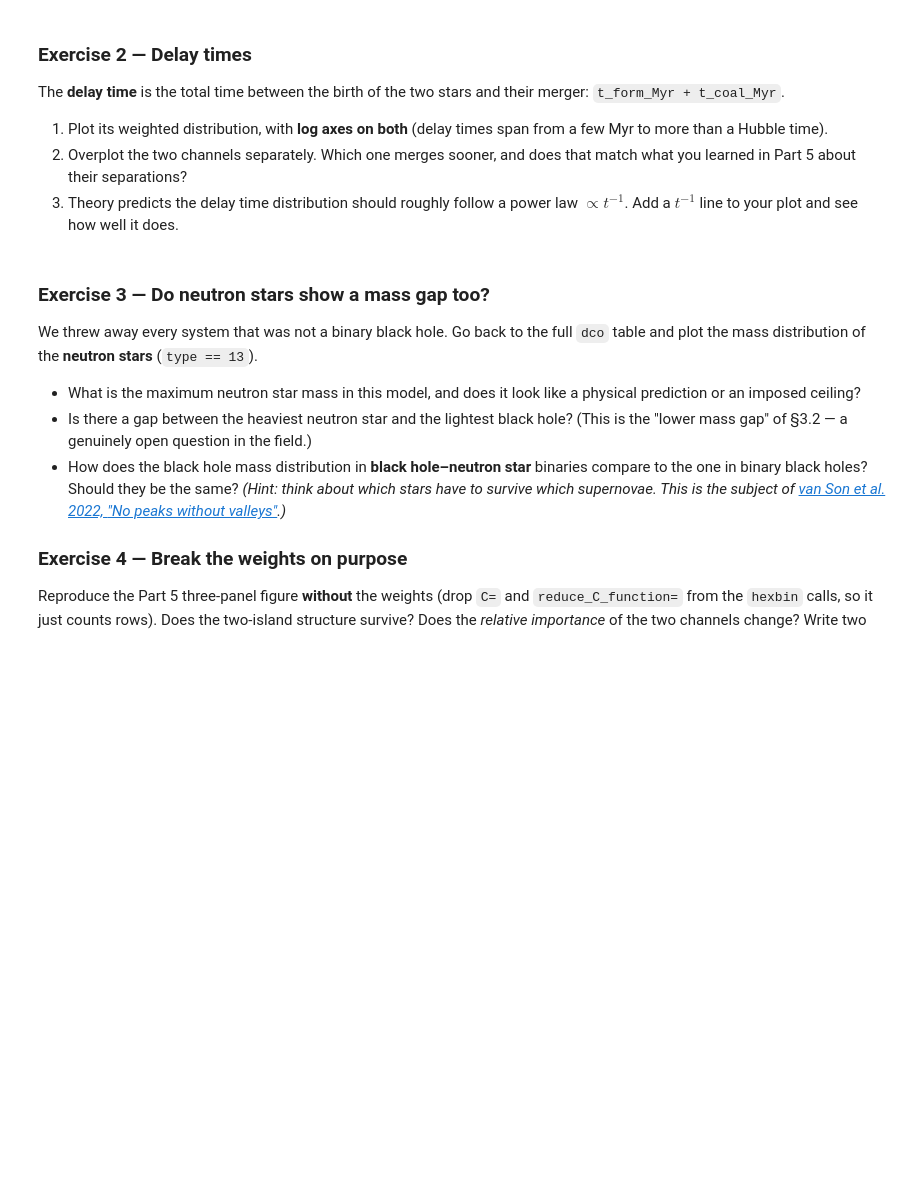
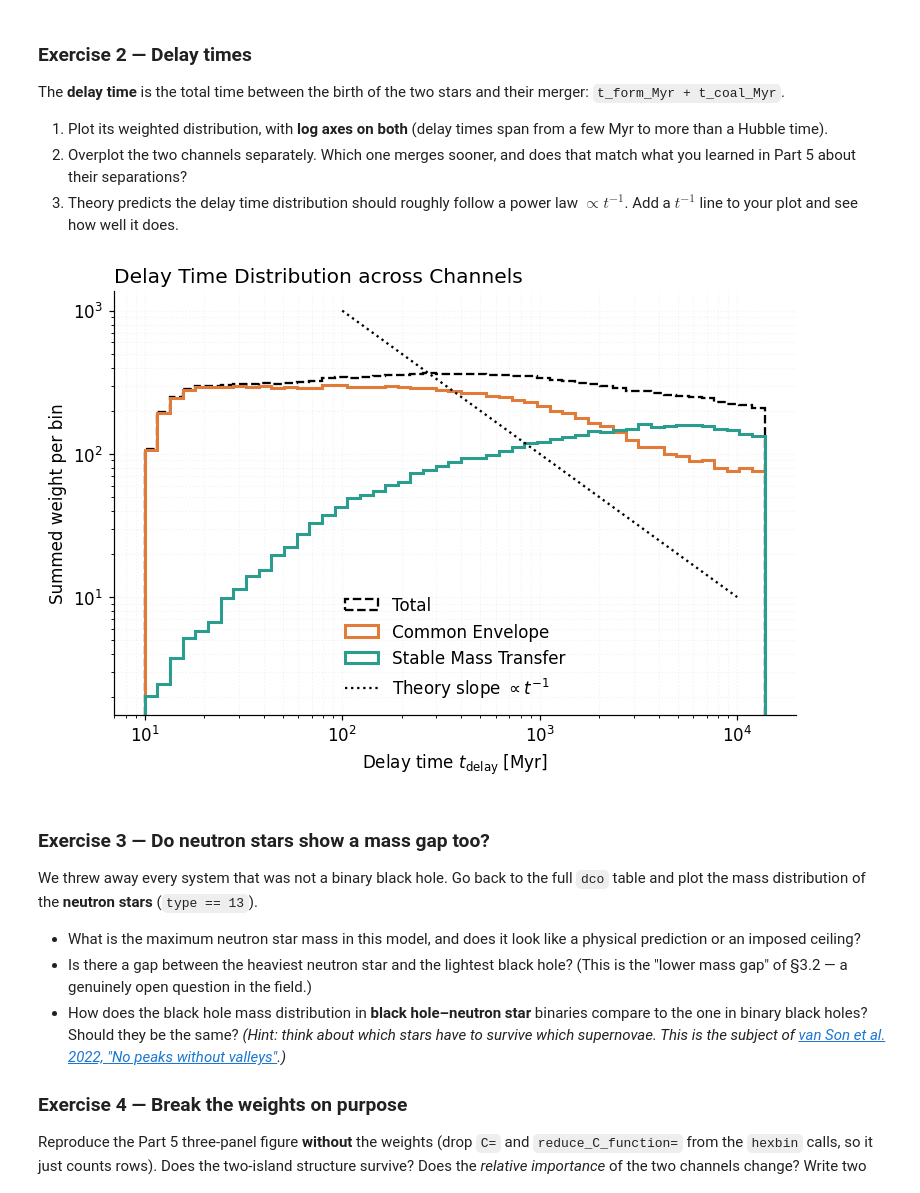
Before and after one commit to GalacticHalo13/GROWL-catalog-public, a Jupyter notebook: onboarding_growl/tutorial_2_analysing_a_population_of_gravitational_wave_sources.ipynb, the cells around one changed output. Cells and saved outputs as stored; diff of their text form; code cells hidden in the pictures; blank space fills up the shorter version.

```diff
--- a/onboarding_growl/tutorial_2_analysing_a_population_of_gravitational_wave_sources.ipynb
+++ b/onboarding_growl/tutorial_2_analysing_a_population_of_gravitational_wave_sources.ipynb
@@ -1253,10 +1253,37 @@ The **delay time** is the total time between the birth of the two stars and thei
 3. Theory predicts the delay time distribution should roughly follow a power law $\propto t^{-1}$.
    Add a $t^{-1}$ line to your plot and see how well it does.
 # %%
-# --- Exercise 2 ------------------------------------------------------------------
-bbh["t_delay_Myr"] = bbh.t_form_Myr + bbh.t_coal_Myr
+import numpy as np
+import matplotlib.pyplot as plt
 
-# YOUR CODE HERE
+bbh['t_delay'] = bbh.t_form_Myr + bbh.t_coal_Myr
+
+tbins = np.logspace(1, np.log10(13800), 50)
+
+fig, ax = plt.subplots(figsize=(8, 5))
+
+ax.hist(bbh.t_delay, bins=tbins, weights=bbh.w, histtype="step",
+        lw=1.5, color="black", ls="--", label="Total")
+ax.hist(bbh.t_delay[ce_mask], bins=tbins, weights=bbh.w[ce_mask], histtype="step",
+        lw=2, color=C_CE, label="Common Envelope")
+ax.hist(bbh.t_delay[smt_mask], bins=tbins, weights=bbh.w[smt_mask], histtype="step",
+        lw=2, color=C_SMT, label="Stable Mass Transfer")
+
+t_ref = np.linspace(100, 10000, 100)
+y_ref = 1e5 * (t_ref ** -1)
+ax.plot(t_ref, y_ref, 'k:', label=r"Theory slope $\propto t^{-1}$")
+
+ax.set_xscale("log")
+ax.set_yscale("log")
+ax.set_xlabel("Delay time $t_{\mathrm{delay}}$ [Myr]")
+ax.set_ylabel("Summed weight per bin")
+ax.set_title("Delay Time Distribution across Channels", loc="left")
+ax.grid(True, which="both", alpha=0.15)
+ax.legend()
+
+plt.show()
+# %% [output]
+[figure, added]
 # %% [markdown]
 ### Exercise 3 — Do neutron stars show a mass gap too?
 
```
Also changed, not shown: parts of 8 cells of this notebook.
